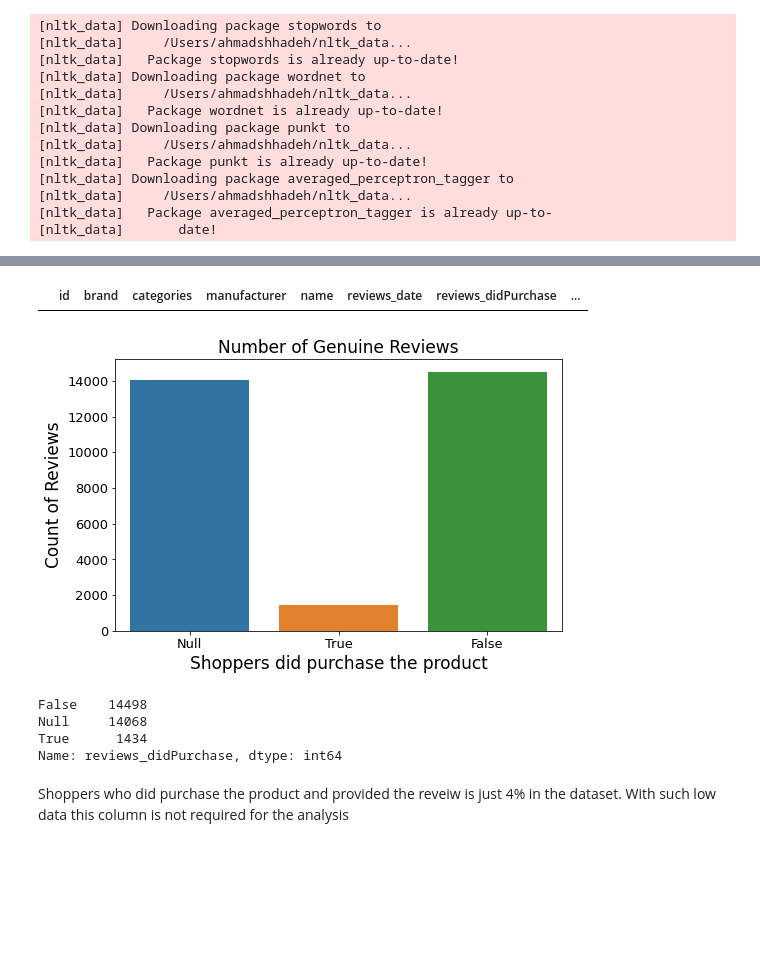
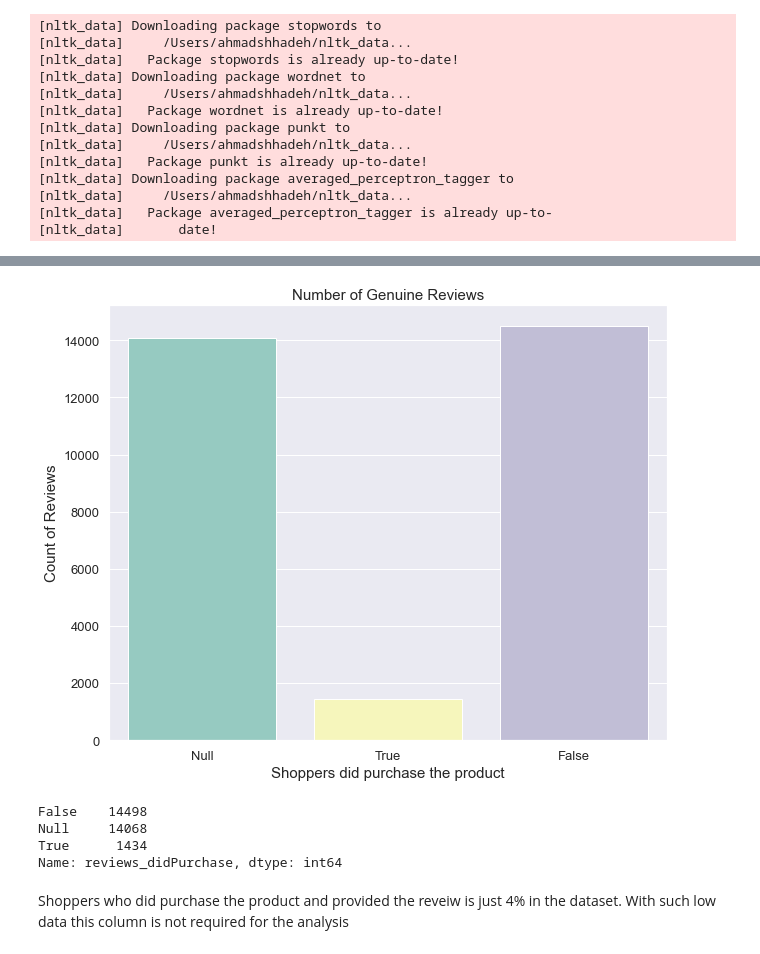
Before and after one commit to AhmadShhadeh/sentiment-based-product-recommendation-system, a Jupyter notebook: SentimentBasedPRS.ipynb, the cells around one changed output, grey strips where cells are left out. Drawn from its saved outputs; the diff is of its cells as text; code cells hidden in the pictures; blank space fills up the shorter version.

```diff
--- a/SentimentBasedPRS.ipynb
+++ b/SentimentBasedPRS.ipynb
@@ -210,37 +234,29 @@ reviews_title           0.63
 reviews_username        0.21
 user_sentiment          0.00
 dtype: float64
-# %%
-# check how many rows has maximum null values (more than 5 null values)
-df[df.isnull().sum(axis=1)>=5]
-# d = np.where(df.isnull().sum(axis=1)>5)
-# df= df.drop(df.index[d])
-# print(round(100*(1-df.count()/len(df)),2))
-
-# As a result there are no such row so the sanity check is OK
-# %% [output]
-|  | id | brand | categories | manufacturer | name | reviews_date | reviews_didPurchase | ... |
 # %%
 #on the reviews_didpurchase column, replace null values with "Null"
 df['reviews_didPurchase'].fillna('Null', inplace=True)
 
 #checking distribution of reviews_didpurchased
-import warnings
-warnings.filterwarnings('ignore')
-plt.figure(figsize=(8,5))
-ax = sns.countplot(df['reviews_didPurchase'])
-ax.set_xlabel(xlabel="Shoppers did purchase the product", fontsize=17)
-ax.set_ylabel(ylabel='Count of Reviews', fontsize=17)
-ax.axes.set_title('Number of Genuine Reviews', fontsize=17)
+
+plt.figure(figsize=(10,8))
+sns.set_theme(style="darkgrid")
+ax = sns.countplot(df['reviews_didPurchase'],palette="Set3")
+ax.set_xlabel(xlabel="Shoppers did purchase the product", fontsize=15)
+ax.set_ylabel(ylabel='Count of Reviews', fontsize=15)
+ax.axes.set_title('Number of Genuine Reviews', fontsize=15)
 ax.tick_params(labelsize=13)
 plt.show()
-df['reviews_didPurchase'].value_counts()
 # %% [output]
-[figure, old version]
+[figure, new version]
-False    14498
-Null     14068
-True      1434
-Name: reviews_didPurchase, dtype: int64
+# %%
+df['reviews_didPurchase'].value_counts()
+# %% [output]
+False    14498
+Null     14068
+True      1434
+Name: reviews_didPurchase, dtype: int64
 # %% [markdown]
 Shoppers who did purchase the product and provided the reveiw is just 4% in the dataset. With such low data this column is not required for the analysis
 # %%
```
Also changed, not shown: parts of 121 cells of this notebook, 7 other files.
